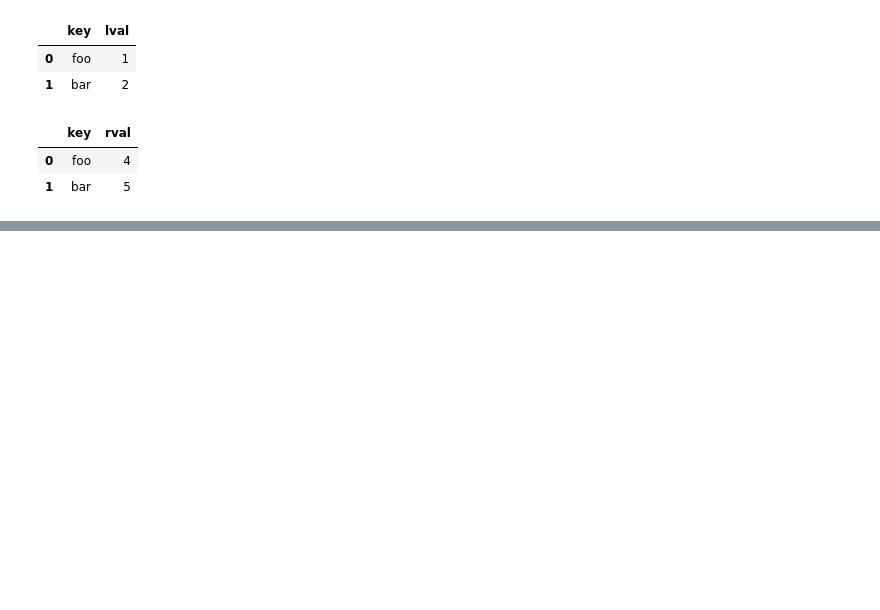
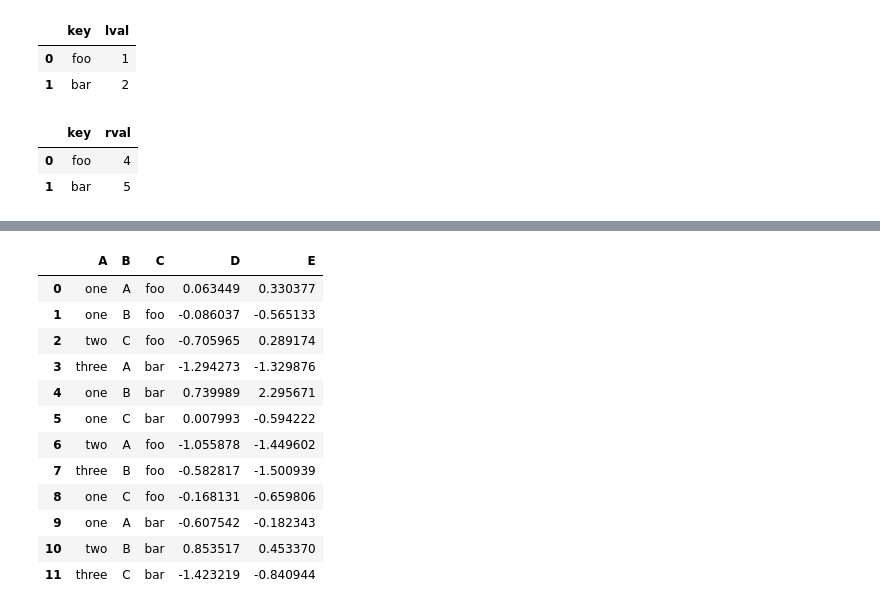
Before and after one commit to jayceazua/ds-1-1, a Jupyter notebook: practice_pandas/ten-minutes-into-pandas.ipynb, the cells around one changed output, grey strips where cells are left out. Cells and saved outputs as stored; diff of their text form; code cells hidden in the pictures; blank space fills up the shorter version.

```diff
--- a/practice_pandas/ten-minutes-into-pandas.ipynb
+++ b/practice_pandas/ten-minutes-into-pandas.ipynb
@@ -593,0 +659,22 @@ df.groupby(['A', 'B']).sum()
+# %%
+df = pd.DataFrame({'A': ['one', 'one', 'two', 'three'] * 3,
+                   'B': ['A', 'B', 'C'] * 4,
+                   'C': ['foo', 'foo', 'foo', 'bar', 'bar', 'bar'] * 2,
+                   'D': np.random.randn(12),
+                   'E': np.random.randn(12)})
+# %%
+df
+# %% [output]
+|  | A | B | C | D | E |
+| 0 | one | A | foo | 0.063449 | 0.330377 |
+| 1 | one | B | foo | -0.086037 | -0.565133 |
+| 2 | two | C | foo | -0.705965 | 0.289174 |
+| 3 | three | A | bar | -1.294273 | -1.329876 |
+| 4 | one | B | bar | 0.739989 | 2.295671 |
+| 5 | one | C | bar | 0.007993 | -0.594222 |
+| 6 | two | A | foo | -1.055878 | -1.449602 |
+| 7 | three | B | foo | -0.582817 | -1.500939 |
+| 8 | one | C | foo | -0.168131 | -0.659806 |
+| 9 | one | A | bar | -0.607542 | -0.182343 |
+| 10 | two | B | bar | 0.853517 | 0.453370 |
+| 11 | three | C | bar | -1.423219 | -0.840944 |
```
Also changed, not shown: parts of 97 cells of this notebook, 3 other files.
